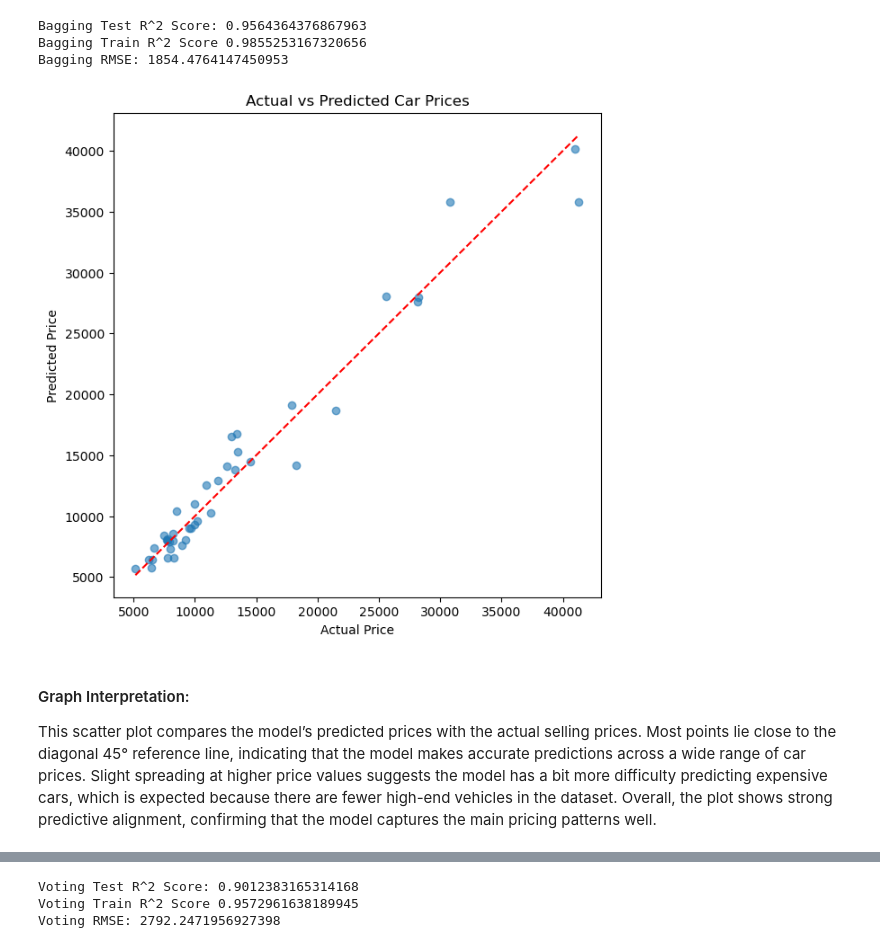
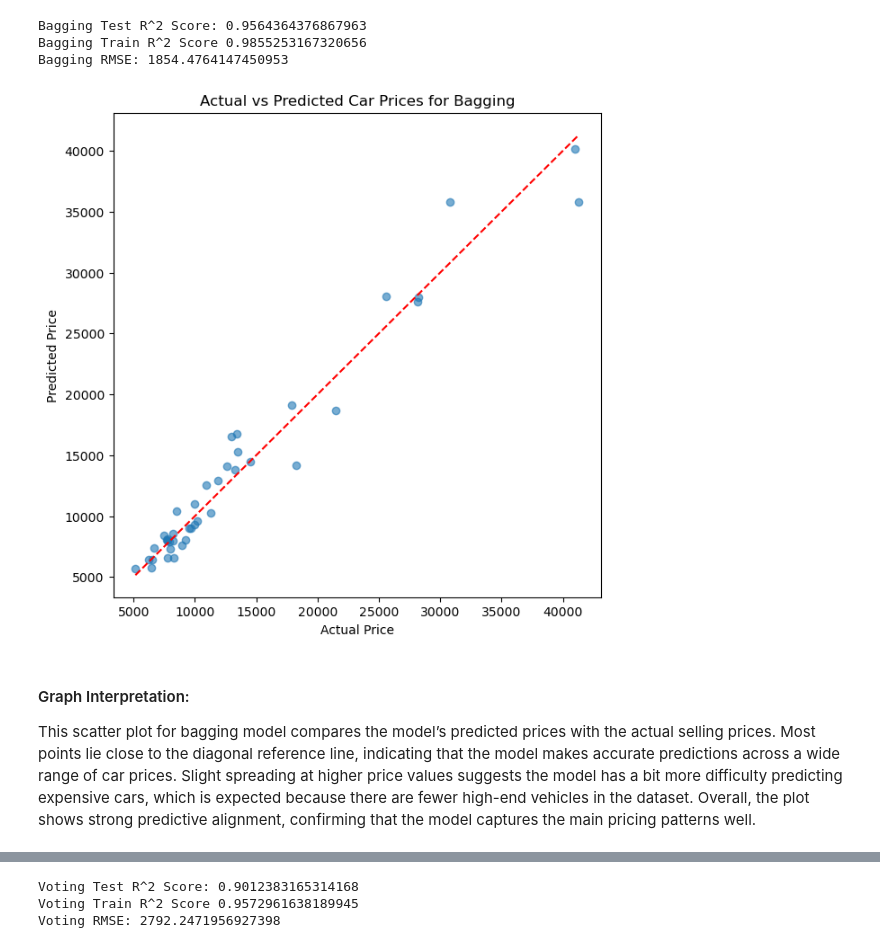
Before and after one commit to MahirIslam009/CS171, a Jupyter notebook: FinalProject_CarPrice.ipynb, the cells around one changed output, grey strips where cells are left out. Cells and saved outputs as stored; diff of their text form; code cells hidden in the pictures.

```diff
--- a/FinalProject_CarPrice.ipynb
+++ b/FinalProject_CarPrice.ipynb
@@ -361,16 +365,16 @@ Bagging RMSE: 1854.4764147450953
 # %%
 plt.figure(figsize=(7,7))
 plt.scatter(y_test, bg_ypred, alpha=0.6)
 plt.plot([y_test.min(), y_test.max()], [y_test.min(), y_test.max()], 'r--')
 plt.xlabel("Actual Price")
 plt.ylabel("Predicted Price")
-plt.title("Actual vs Predicted Car Prices")
+plt.title("Actual vs Predicted Car Prices for Bagging")
 plt.show()
 # %% [output]
-[figure, old version]
+[figure, new version]
 # %% [markdown]
 #### Graph Interpretation:
-This scatter plot compares the model’s predicted prices with the actual selling prices. Most points lie close to the diagonal 45° reference line, indicating that the model makes accurate predictions across a wide range of car prices. Slight spreading at higher price values suggests the model has a bit more difficulty predicting expensive cars, which is expected because there are fewer high-end vehicles in the dataset. Overall, the plot shows strong predictive alignment, confirming that the model captures the main pricing patterns well.
+This scatter plot for bagging model compares the model’s predicted prices with the actual selling prices. Most points lie close to the diagonal reference line, indicating that the model makes accurate predictions across a wide range of car prices. Slight spreading at higher price values suggests the model has a bit more difficulty predicting expensive cars, which is expected because there are fewer high-end vehicles in the dataset. Overall, the plot shows strong predictive alignment, confirming that the model captures the main pricing patterns well.
 # %%
 residuals = y_test - bg_ypred
 
```
Also changed, not shown: parts of 16 cells of this notebook.
